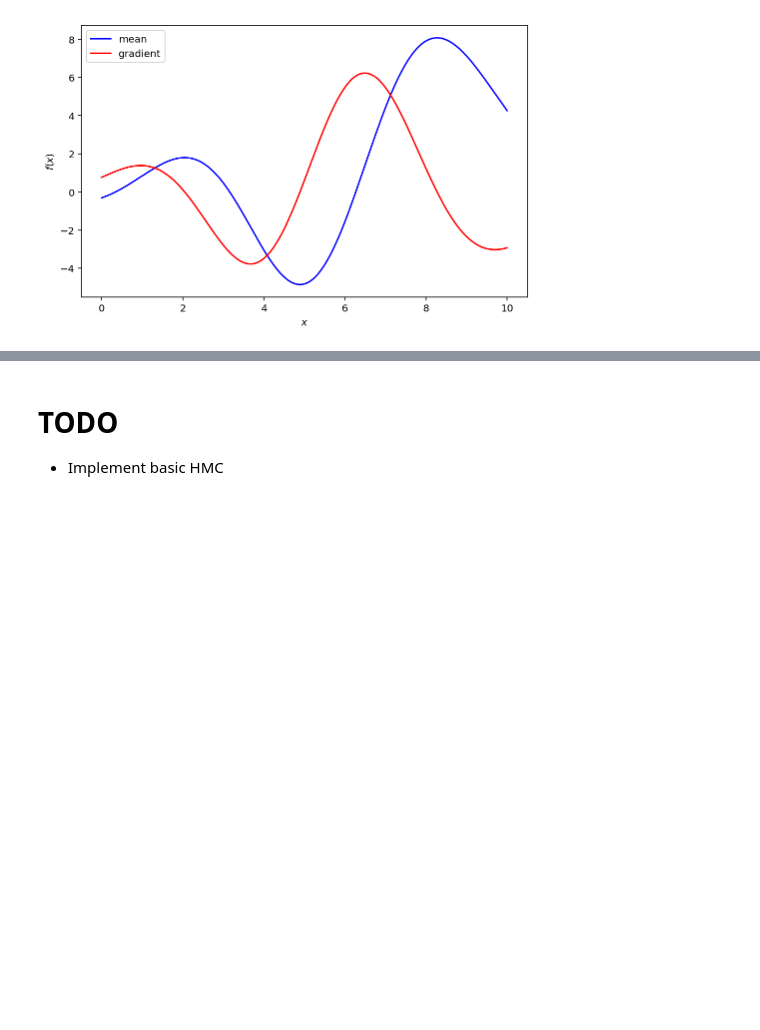
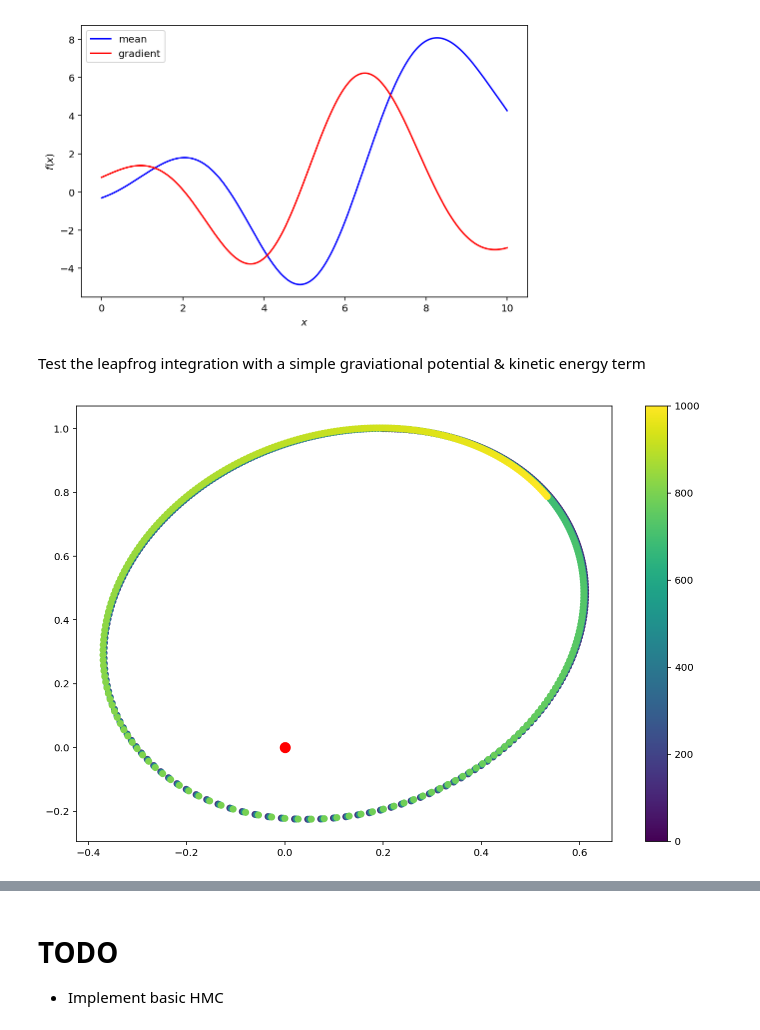
Before and after one commit to tpgillam/notebooks, a Jupyter notebook: gaussian_process_hmc.ipynb, the cells around one changed output, grey strips where cells are left out. Cells and saved outputs as stored; diff of their text form; code cells hidden in the pictures; blank space fills up the shorter version.

Commit message:
Basic leapfrog implementation

```diff
--- a/gaussian_process_hmc.ipynb
+++ b/gaussian_process_hmc.ipynb
@@ -199,3 +199,49 @@ plt.ylabel('$f(x)$')
 plt.legend();
 # %% [output]
 [figure]
+# %%
+from numbers import Real
+
+from pypuffin.decorators import accepts
+from pypuffin.types import Callable
+
+@accepts(np.ndarray, np.ndarray, Callable, Callable, eps=Real)
+def leapfrog_step(q, p, f_grad_potential, f_grad_kinetic, eps=1e-3):
+    ''' Arguments:
+            q: ndarray of shape (N,) -- variables of interest
+            p: ndarray of shape (N,) -- auxiliary variables
+            f_grad_potential: q -> (N,) : gradient of potential wrt. q
+            f_grad_kinetic: p -> (N,) : gradient of potential wrt. p
+
+        Returns q(t + eps), p(t + eps)
+    '''
+    p_1 = p - (eps / 2) * f_grad_potential(q)
+    q_2 = q + eps * f_grad_kinetic(p_1)
+    p_2 = p_1 - (eps / 2) * f_grad_potential(q_2)
+    return q_2, p_2
+# %% [markdown]
+Test the leapfrog integration with a simple graviational potential & kinetic energy term
+# %%
+m = 1
+f_grad_kinetic = lambda p: p / m
+# For inverse square potential
+f_grad_potential = lambda q: q * (q.dot(q) ** (- 3 / 2))
+eps = 0.01
+
+q_series = [np.asarray([0.2, 1])]
+p_series = [np.asarray([0.6, 0])]
+
+for t in range(1000):
+    q, p = q_series[-1], p_series[-1]
+    q, p = leapfrog_step(q, p, f_grad_potential, f_grad_kinetic, eps=eps)
+    q_series.append(q)
+    p_series.append(p)
+
+q_t = np.asarray(q_series).T
+# plt.plot(q_t[0], q_t[1], '-')
+plt.figure(figsize=(12, 8))
+plt.scatter(q_t[0], q_t[1], c=np.arange(q_t.shape[1]))
+plt.plot([0], [0], 'ro', ms=10)
+plt.colorbar();
+# %% [output]
+[figure, added]
```
Also changed, not shown: parts of 7 cells of this notebook.
